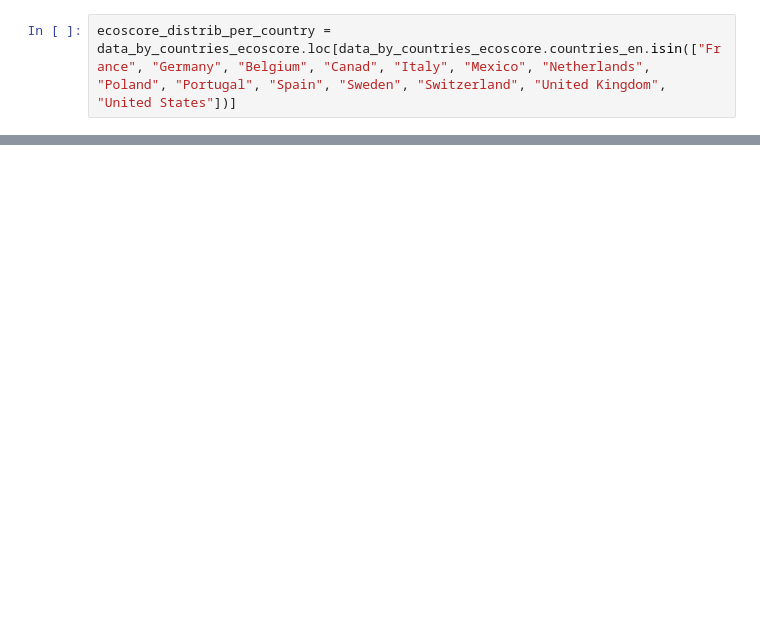
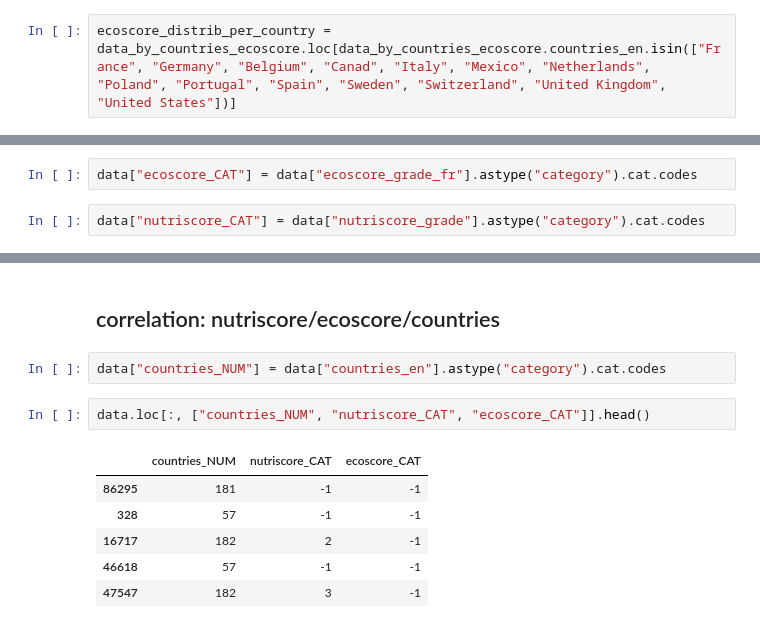
Before and after one commit to curiousmindflow/oc-ml-p2, a Jupyter notebook: exploration.ipynb, the cells around one changed output, grey strips where cells are left out. Cells and saved outputs as stored; diff of their text form; blank space fills up the shorter version.

```diff
--- a/exploration.ipynb
+++ b/exploration.ipynb
@@ -276,0 +286,4 @@ plt.show()
+# %%
+data["ecoscore_CAT"] = data["ecoscore_grade_fr"].astype("category").cat.codes
+# %%
+data["nutriscore_CAT"] = data["nutriscore_grade"].astype("category").cat.codes
@@ -276,0 +299,13 @@ plt.show()
+# %% [markdown]
+## correlation: nutriscore/ecoscore/countries
+# %%
+data["countries_NUM"] = data["countries_en"].astype("category").cat.codes
+# %%
+data.loc[:, ["countries_NUM", "nutriscore_CAT", "ecoscore_CAT"]].head()
+# %% [output]
+|  | countries_NUM | nutriscore_CAT | ecoscore_CAT |
+| 86295 | 181 | -1 | -1 |
+| 328 | 57 | -1 | -1 |
+| 16717 | 182 | 2 | -1 |
+| 46618 | 57 | -1 | -1 |
+| 47547 | 182 | 3 | -1 |
```
Also changed, not shown: parts of 59 cells of this notebook, 1 other file.
